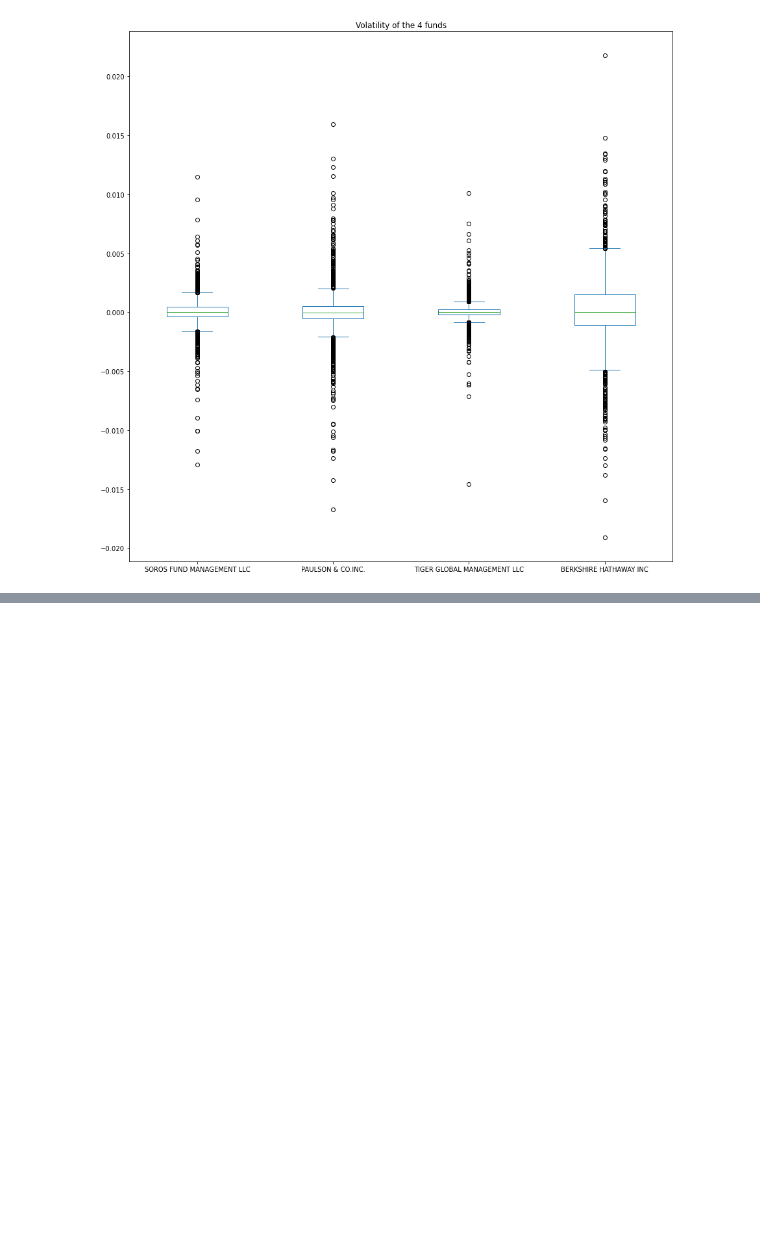
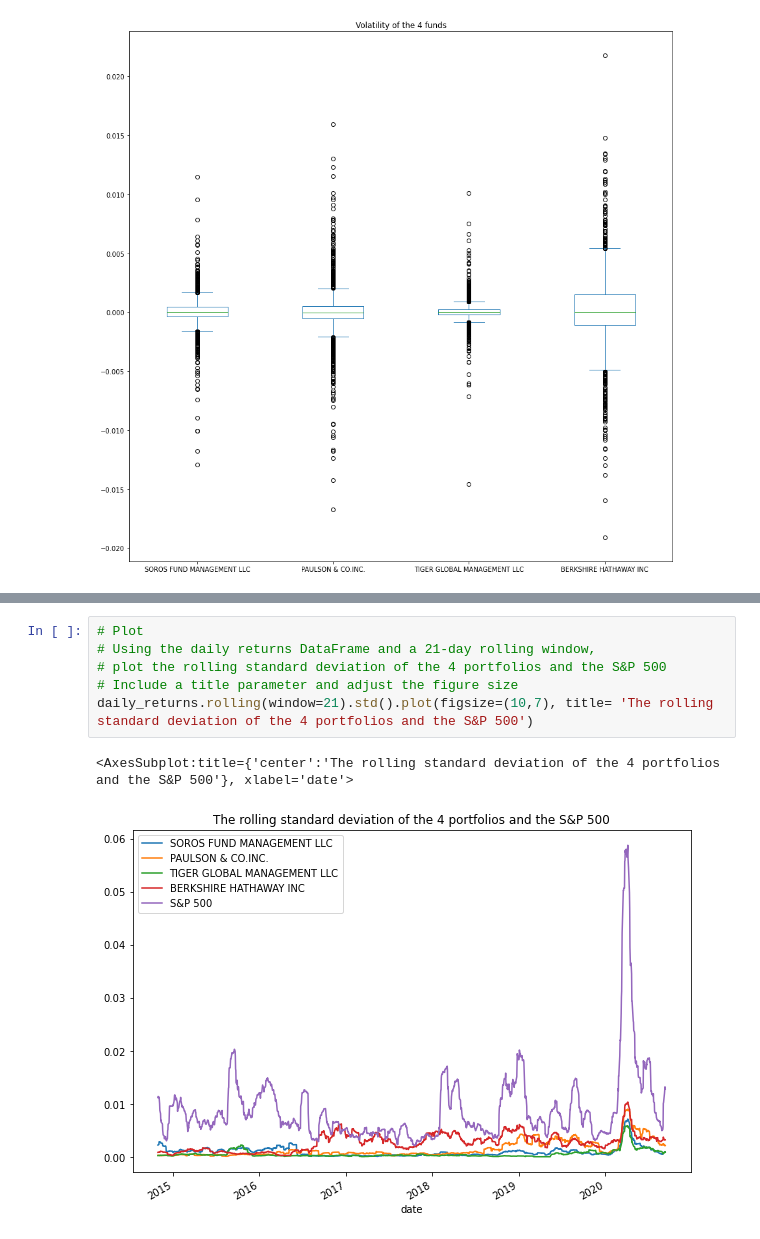
Before and after one commit to heitzo/Quantative_Analysis_Fintech_Investments, a Jupyter notebook: Quantatitive_Analysis_Fintech_Investment/risk_return_analysis.ipynb, the cells around one changed output, grey strips where cells are left out. Drawn from its saved outputs; the diff is of its cells as text; blank space fills up the shorter version.

```diff
--- a/Quantatitive_Analysis_Fintech_Investment/risk_return_analysis.ipynb
+++ b/Quantatitive_Analysis_Fintech_Investment/risk_return_analysis.ipynb
@@ -141,0 +174,9 @@ daily_returns_4_funds.plot(kind='box', figsize=(15,15), title='Volatility of the
+# %%
+# Plot
+# Using the daily returns DataFrame and a 21-day rolling window,
+# plot the rolling standard deviation of the 4 portfolios and the S&P 500
+# Include a title parameter and adjust the figure size
+daily_returns.rolling(window=21).std().plot(figsize=(10,7), title= 'The rolling standard deviation of the 4 portfolios and the S&P 500')
+# %% [output]
+<AxesSubplot:title={'center':'The rolling standard deviation of the 4 portfolios and the S&P 500'}, xlabel='date'>
+[figure, added]
```
Also changed, not shown: parts of 13 cells of this notebook.
